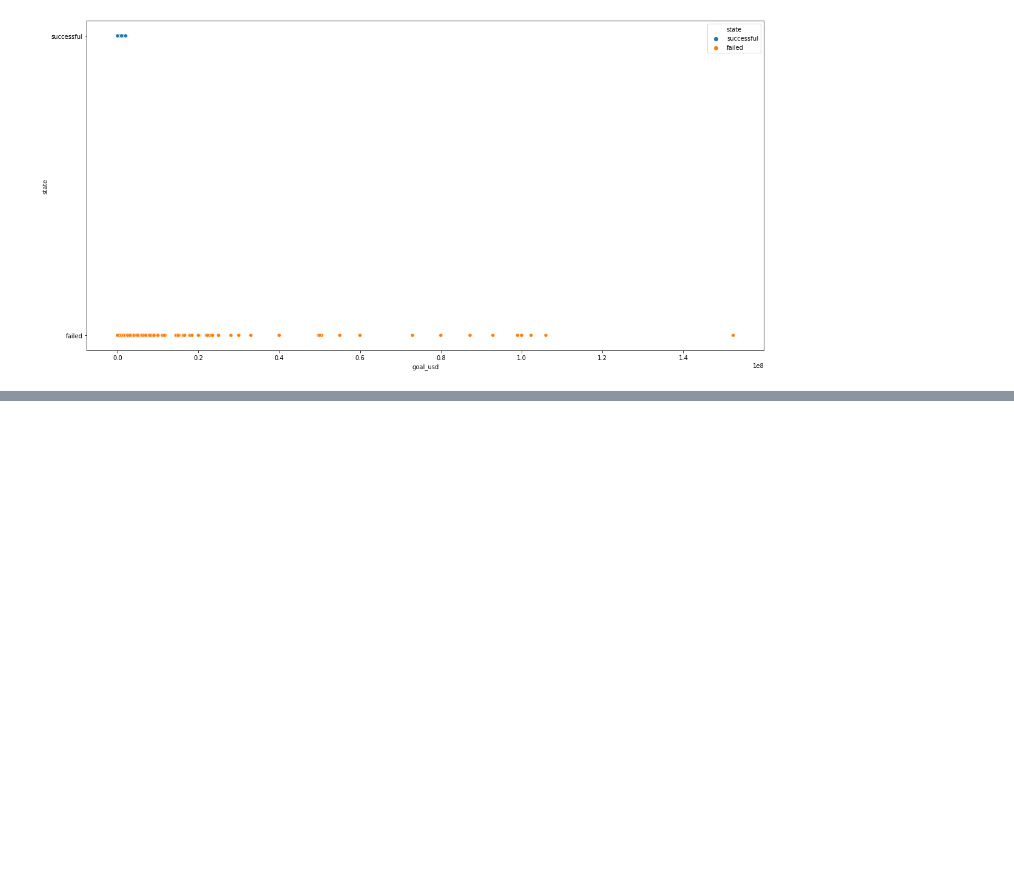
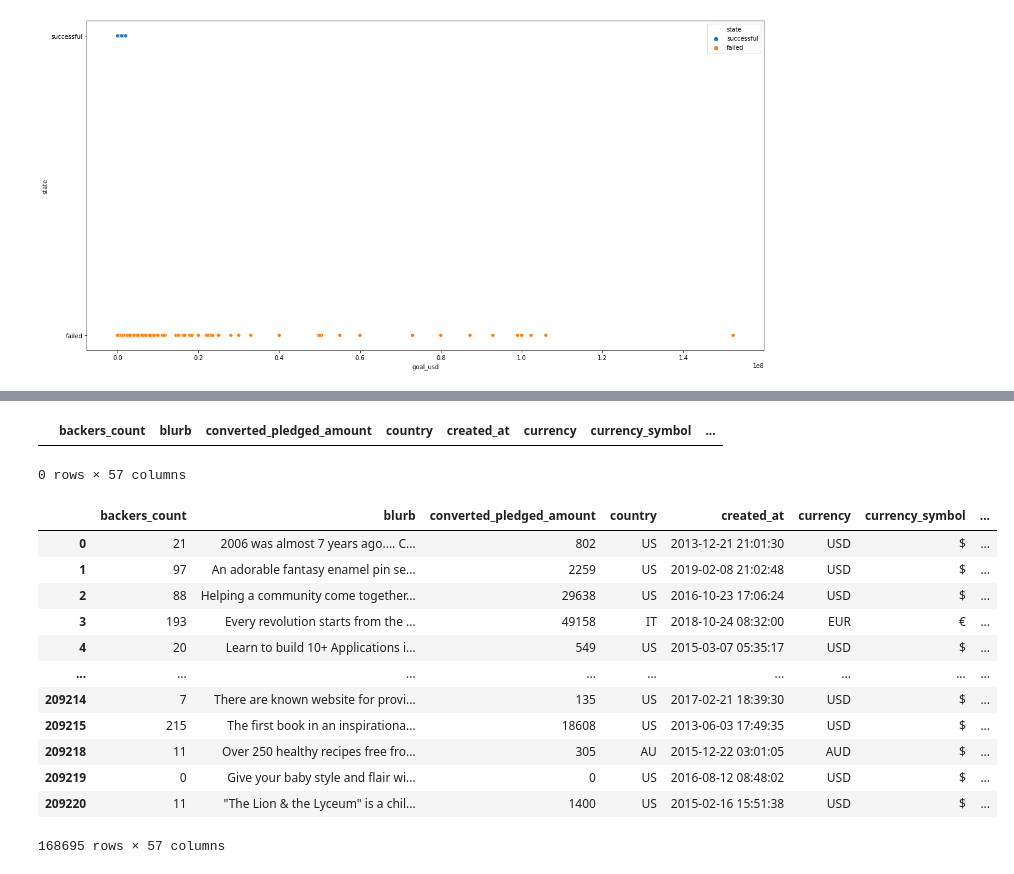
Before and after one commit to ChrisTheKnife/kick_it_like_beckham, a Jupyter notebook: EDA-kickstarter_CMM.ipynb, the cells around one changed output, grey strips where cells are left out. Drawn from its saved outputs; the diff is of its cells as text; code cells hidden in the pictures; blank space fills up the shorter version.

```diff
--- a/EDA-kickstarter_CMM.ipynb
+++ b/EDA-kickstarter_CMM.ipynb
@@ -362,10 +321,12 @@ error_share                                                               0.0
 Name: 60060, dtype: object
 # %%
-# Calculate number of words in blurb
-frame_all['blurb_words'] = frame_all['blurb'].str.split().str.len()
-# Calculate number of characters in blurb
-frame_all['blurb_len'] = frame_all['blurb'].str.len()
-# Calculate number of characters in name
-frame_all['name_len'] = frame_all['name'].str.len()
-# Calculate number of words in name
-frame_all['name_words'] = frame_all['name'].str.split().str.len()
+# # Calculate number of words in blurb
+# frame_all['blurb_words'] = frame_all['blurb'].str.split().str.len()
+# # Calculate number of characters in blurb
+# frame_all['blurb_len'] = frame_all['blurb'].str.len()
+# # Calculate number of characters in name
+# frame_all['name_len'] = frame_all['name'].str.len()
+# # Calculate number of words in name
+# frame_all['name_words'] = frame_all['name'].str.split().str.len()
+# %%
+frame_all = frame_all.drop((frame_all.query('state == "failed" and goal_surpass_usd >= 0')), axis=0)
@@ -371,0 +343,25 @@ frame_all['name_words'] = frame_all['name'].str.split().str.len()
+# %%
+# Drop all rows, which failed but surpassed the goal (state = 'failed' but goal_surpass_usd >= 0)
+index_names = frame_all[(frame_all['state'] == 'failed' ) & (frame_all['goal_surpass_usd'] >= 0)].index
+frame_all= frame_all.drop(index_names)
+# %%
+frame_all.query('state == "failed" and goal_surpass_usd >= 0')
+# %% [output]
+|  | backers_count | blurb | converted_pledged_amount | country | created_at | currency | currency_symbol | ... |
+0 rows × 57 columns
+# %%
+frame_all
+# %% [output]
+|  | backers_count | blurb | converted_pledged_amount | country | created_at | currency | currency_symbol | ... |
+| 0 | 21 | 2006 was almost 7 years ago.... C... | 802 | US | 2013-12-21 21:01:30 | USD | $ | ... |
+| 1 | 97 | An adorable fantasy enamel pin se... | 2259 | US | 2019-02-08 21:02:48 | USD | $ | ... |
+| 2 | 88 | Helping a community come together... | 29638 | US | 2016-10-23 17:06:24 | USD | $ | ... |
+| 3 | 193 | Every revolution starts from the ... | 49158 | IT | 2018-10-24 08:32:00 | EUR | € | ... |
+| 4 | 20 | Learn to build 10+ Applications i... | 549 | US | 2015-03-07 05:35:17 | USD | $ | ... |
+| ... | ... | ... | ... | ... | ... | ... | ... | ... |
+| 209214 | 7 | There are known website for provi... | 135 | US | 2017-02-21 18:39:30 | USD | $ | ... |
+| 209215 | 215 | The first book in an inspirationa... | 18608 | US | 2013-06-03 17:49:35 | USD | $ | ... |
+| 209218 | 11 | Over 250 healthy recipes free fro... | 305 | AU | 2015-12-22 03:01:05 | AUD | $ | ... |
+| 209219 | 0 | Give your baby style and flair wi... | 0 | US | 2016-08-12 08:48:02 | USD | $ | ... |
+| 209220 | 11 | "The Lion & the Lyceum" is a chil... | 1400 | US | 2015-02-16 15:51:38 | USD | $ | ... |
+168695 rows × 57 columns
```
Also changed, not shown: parts of 28 cells of this notebook, 1 other file.
